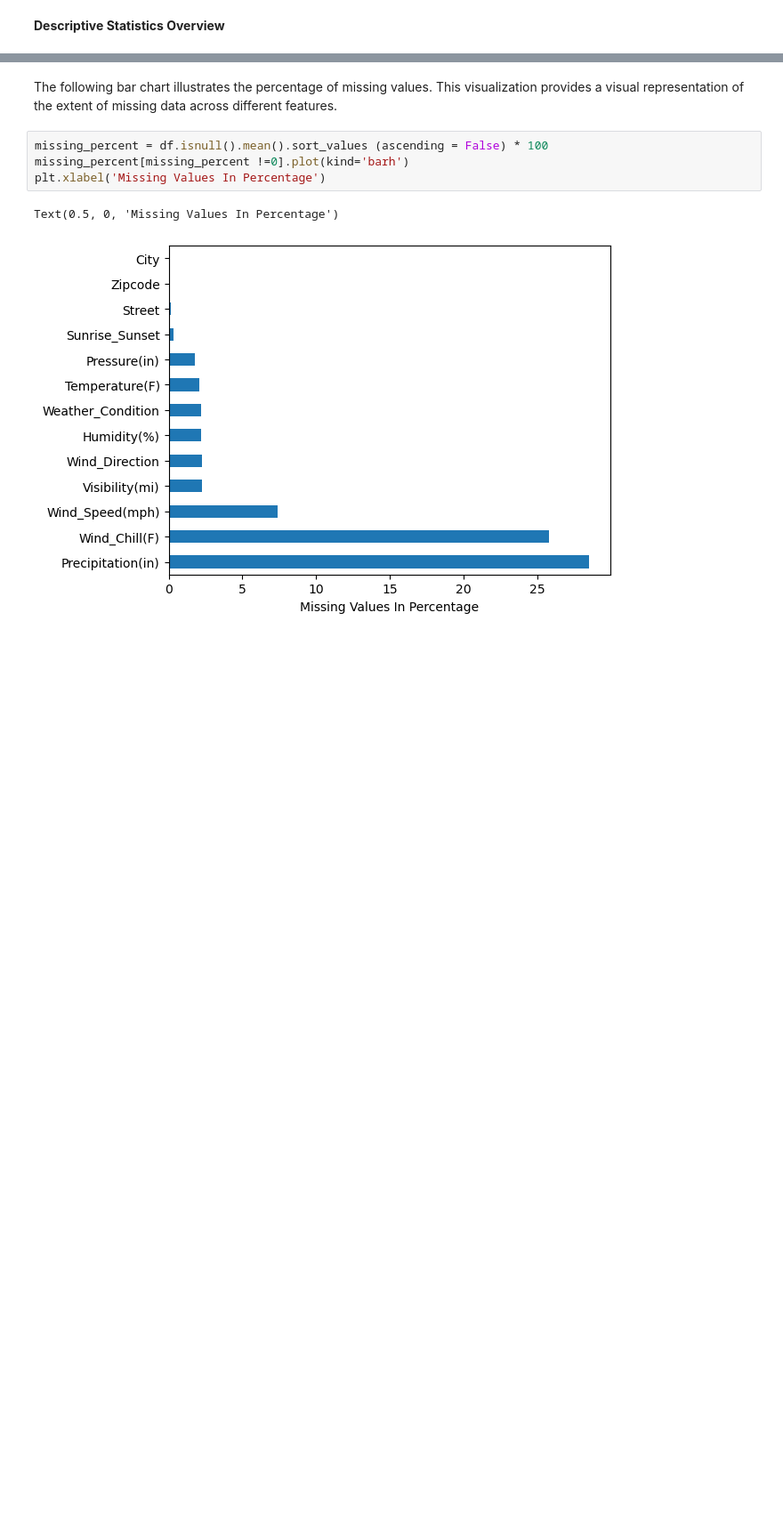
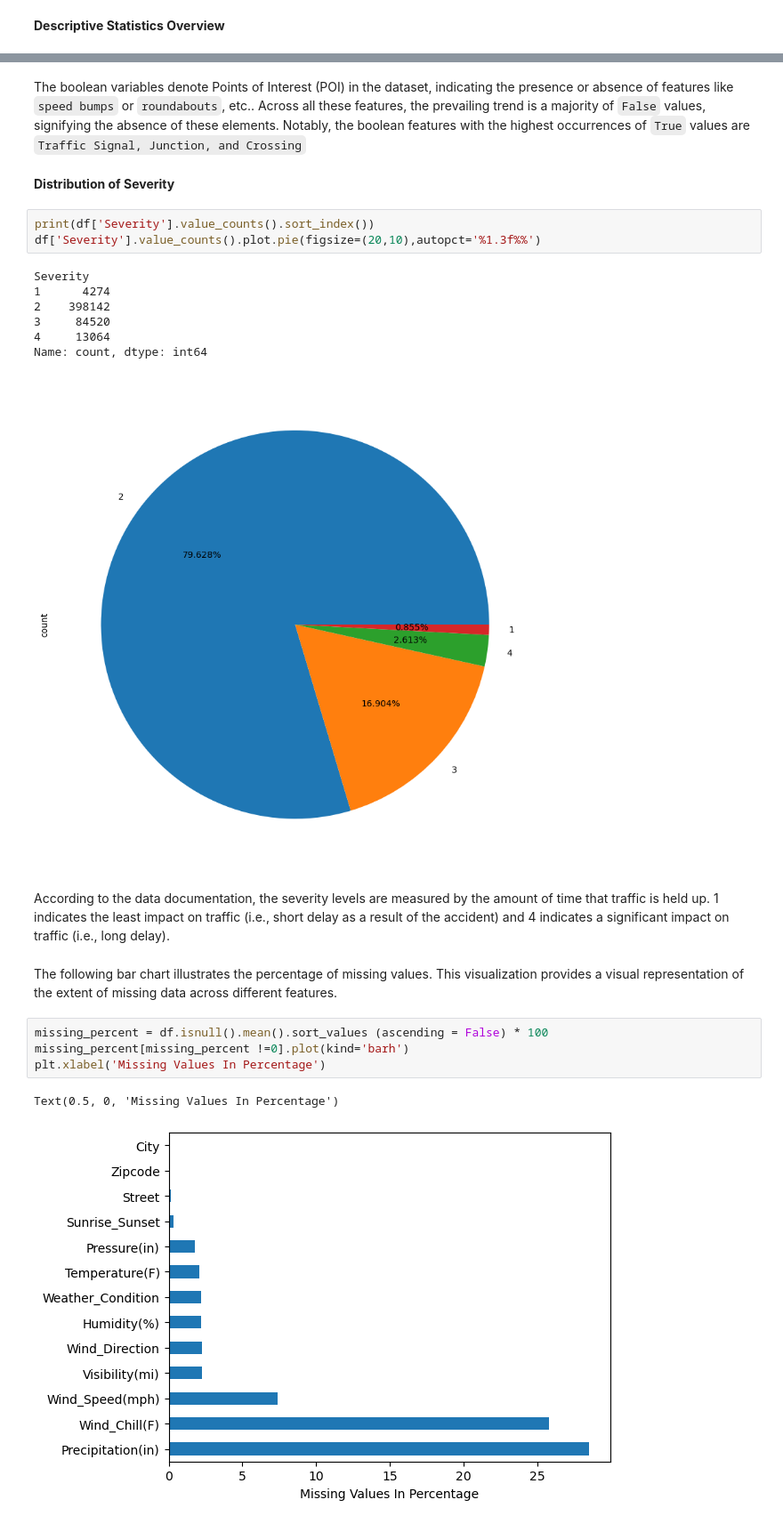
Before and after one commit to knightstark7/FinalProject-P4DS, a Jupyter notebook: USAccident.ipynb, the cells around one changed output, grey strips where cells are left out. Shown at 89% size. Saved outputs shown, nothing was run; the diff lists cells and outputs as text; blank space fills up the shorter version.

```diff
--- a/USAccident.ipynb
+++ b/USAccident.ipynb
@@ -226,3 +310,20 @@ df.describe().T
+# %% [markdown]
+The boolean variables denote Points of Interest (POI) in the dataset, indicating the presence or absence of features like `speed bumps` or `roundabouts`, etc.. Across all these features, the prevailing trend is a majority of `False` values, signifying the absence of these elements. Notably, the boolean features with the highest occurrences of `True` values are `Traffic Signal, Junction, and Crossing`
+# %% [markdown]
+**Distribution of Severity**
+# %%
+print(df['Severity'].value_counts().sort_index())
+df['Severity'].value_counts().plot.pie(figsize=(20,10),autopct='%1.3f%%')
+# %% [output]
+Severity
+1      4274
+2    398142
+3     84520
+4     13064
+Name: count, dtype: int64
+[figure, added]
+# %% [markdown]
+According to the data documentation, the severity levels are measured by the amount of time that traffic is held up. 1 indicates the least impact on traffic (i.e., short delay as a result of the accident) and 4 indicates a significant impact on traffic (i.e., long delay).
 # %% [markdown]
 The following bar chart illustrates the percentage of missing values. This visualization provides a visual representation of the extent of missing data across different features.
 # %%
```
Also changed, not shown: parts of 13 cells of this notebook.
